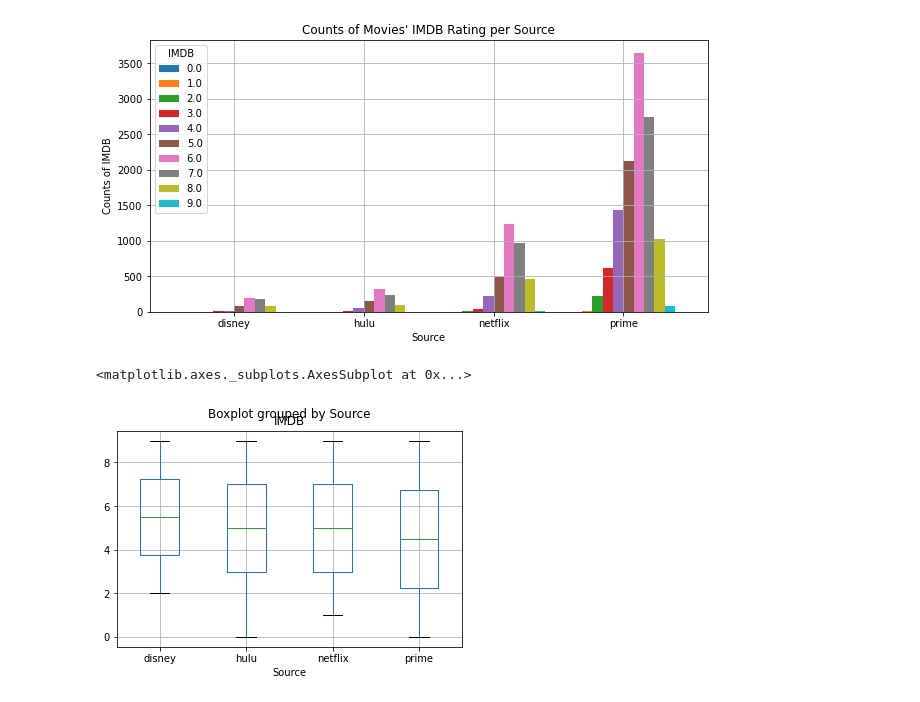
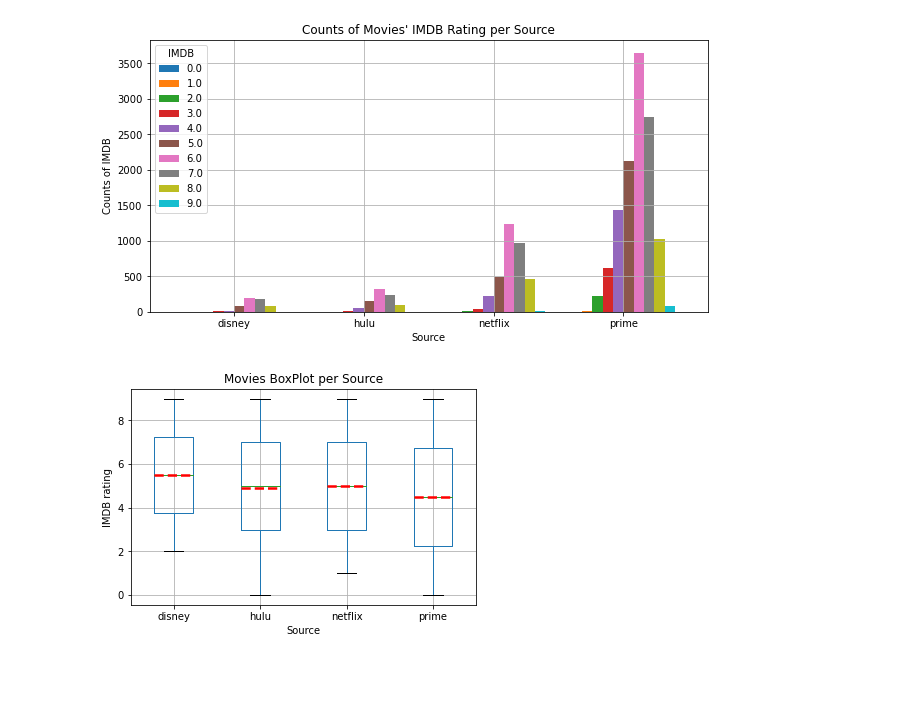
Before and after one commit to jtslater2/old_fashioned, a Jupyter notebook: Scripts/Brian_IMDB_movies.ipynb, the cells around one changed output. Saved outputs shown, nothing was run; the diff lists cells and outputs as text; code cells hidden in the pictures; blank space fills up the shorter version.

Commit message:
updated box plots and added them to final_datasets

```diff
--- a/Scripts/Brian_IMDB_movies.ipynb
+++ b/Scripts/Brian_IMDB_movies.ipynb
@@ -177,8 +177,18 @@ plt.title("Counts of Movies' IMDB Rating per Source")
 plt.savefig(r'../Final_Datasets/Counts of Movies IMDB Rating per Source.png')
 # %% [output]
 [figure]
-# %%
-imdb_df_group_1.boxplot(by='Source', column='IMDB')
-# %% [output]
-<matplotlib.axes._subplots.AxesSubplot at 0x...>
-[figure, removed]
+# %%
+
+
+#imdb_df_group_1.boxplot(by='Source', column='IMDB')
+
+meanlineprops = dict(linestyle='--', linewidth=2.5, color='red')
+
+imdb_df_group_1.boxplot(by='Source', column='IMDB', meanprops= meanlineprops, showmeans=True, meanline=True)
+plt.suptitle('')
+plt.title("Movies BoxPlot per Source" )
+plt.ylabel("IMDB rating")
+plt.savefig(r'../Final_Datasets/Boxplot Movies IMDB Rating per Source.png')
+plt.show()
+# %% [output]
+[figure, added]
```
Also changed, not shown: 3 other files.
